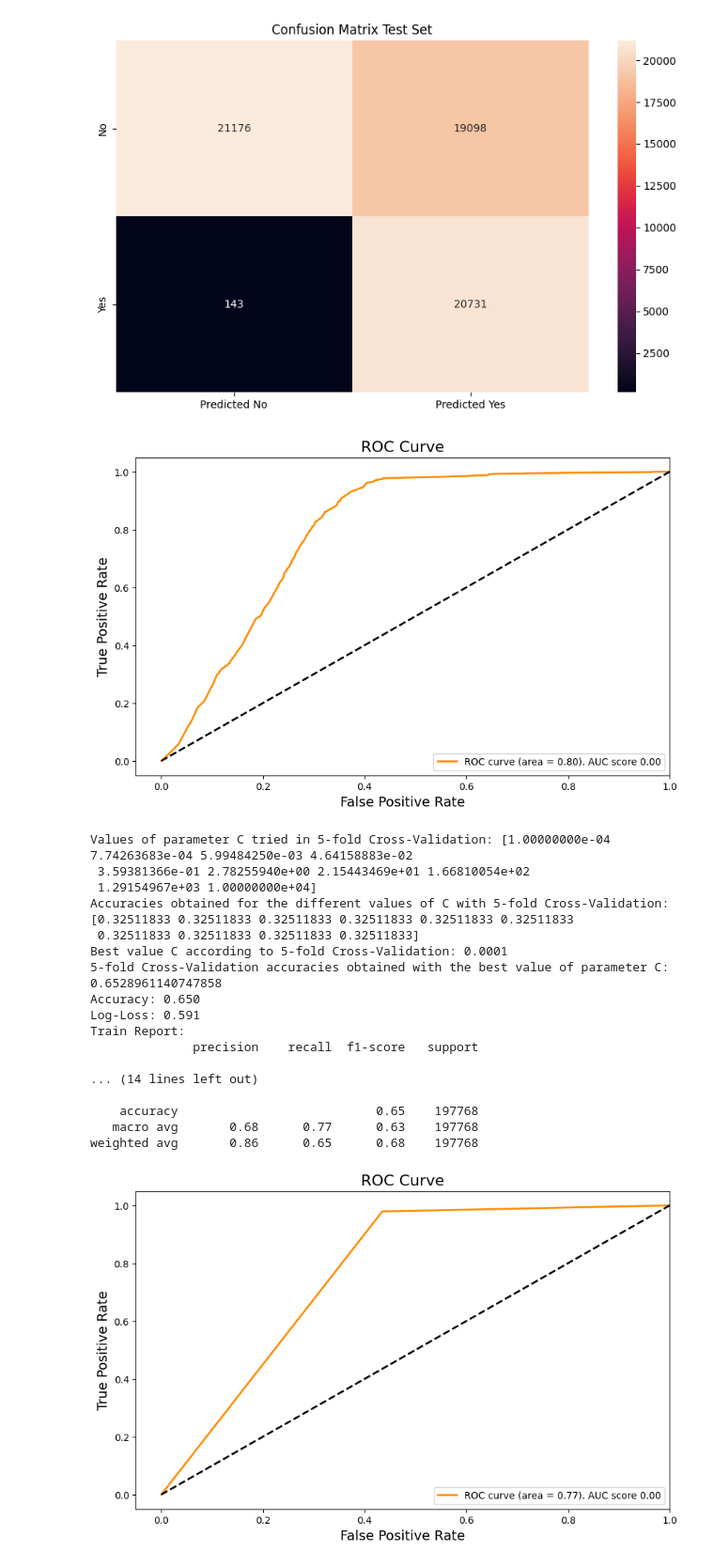
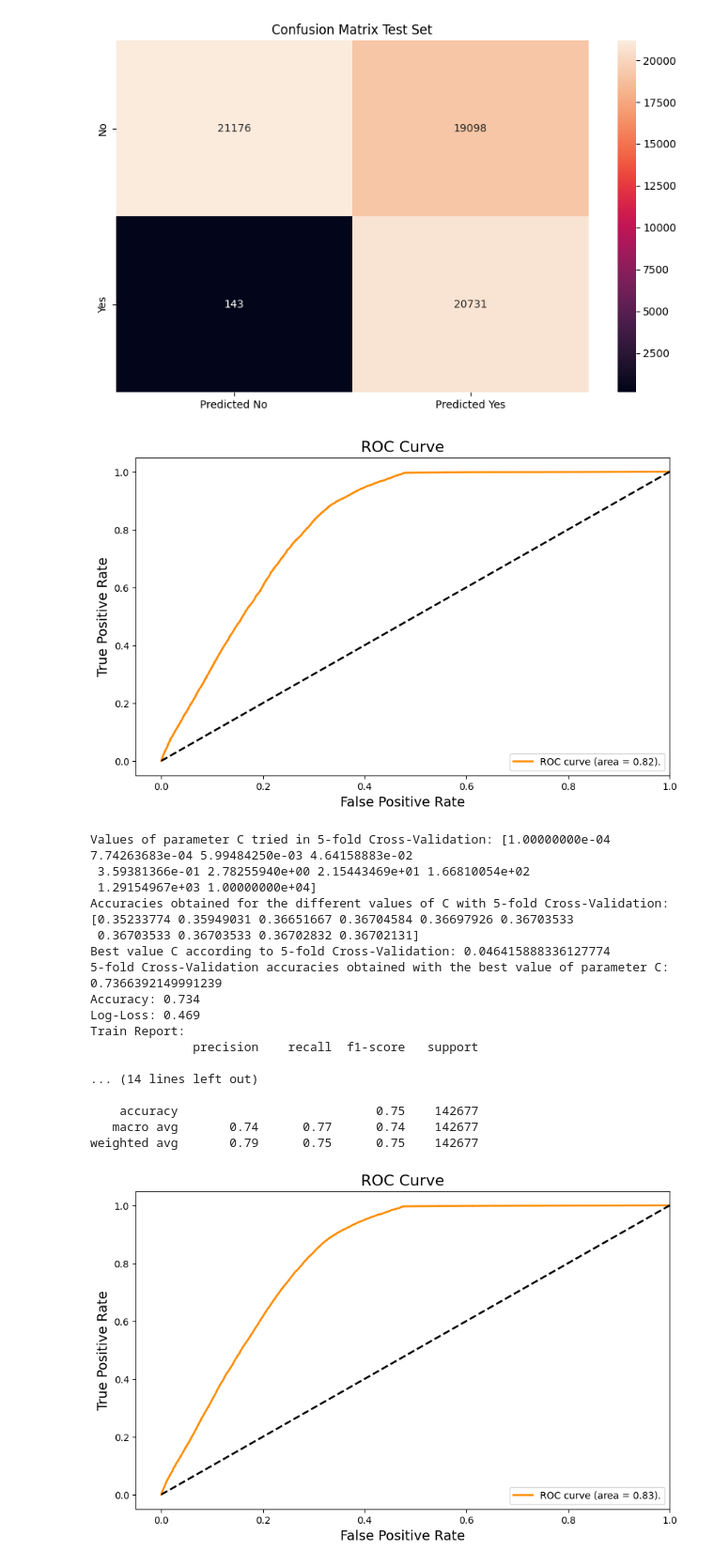
Before and after one commit to EnricoMiche1210760/Predicting_Insurance_Cross_Sell_Opportunities, a Jupyter notebook: main.ipynb, the cells around one changed output. Shown at 94% size. Drawn from its saved outputs; the diff is of its cells as text; code cells hidden in the pictures.

```diff
--- a/main.ipynb
+++ b/main.ipynb
@@ -565,12 +565,13 @@ def plot_roc_curve(Y_test, y_pred_proba_test, multiclass=None,average=None):
     fpr, tpr, _ = roc_curve(Y_test, y_pred_proba_test[:,1])
     roc_auc = auc(fpr, tpr)
     auc_score = 0
+    label = 'ROC curve (area = %0.2f).' % roc_auc
     if multiclass is not None and average is not None:
         auc_score = roc_auc_score(Y_test, y_pred_proba_test[:,1], multi_class=multiclass, average=average)
+        label = label+' AUC score %0.2f' % auc_score
     plt.figure(figsize=(10, 6))
     lw = 2
-    plt.plot(fpr, tpr, color='darkorange',
-            lw=lw, label='ROC curve (area = %0.2f). AUC score %0.2f' % (roc_auc, auc_score))
+    plt.plot(fpr, tpr, color='darkorange', lw=lw, label=label)
     plt.plot([0, 1], [0, 1], 'k--', lw=lw)
     plt.xlim([-0.05, 1.0])
     plt.ylim([-0.05, 1.05])
@@ -582,36 +583,37 @@ def plot_roc_curve(Y_test, y_pred_proba_test, multiclass=None,average=None):
 
 plot_roc_curve(Y_test, y_pred_proba_test)
 # %% [output]
-[figure, old version]
+[figure, new version]
 # %%
 
-for i in range (1, 2):
-    poly = PolynomialFeatures(i)
-    X_training_poly = poly.fit_transform(X_training)
-    regL2_full = logistic_regression_CV(X_training_poly, Y_training, cv=5, penalty='l1', solver="liblinear", class_weight='balanced')
-    evaluate_model(regL2_full, (X_training_poly, Y_training), train_test_dataset='Train', print_report=True, threshold=0.6)
-    y_pred_proba_training = regL2_full.predict_proba(X_training_poly)
-    plot_roc_curve(Y_training, y_pred_proba_training)
+#for i in range (1, 2):
+#    poly = PolynomialFeatures(i)
+    #X_training_poly = poly.fit_transform(X_training)
+X_training_poly = X_training
+regL2_full = logistic_regression_CV(X_training_poly, Y_training, cv=5, penalty='l1', solver="liblinear", class_weight='balanced')
+evaluate_model(regL2_full, (X_training_poly, Y_training), train_test_dataset='Train', print_report=True, threshold=0.6)
+y_pred_proba_training = regL2_full.predict_proba(X_training_poly)
+plot_roc_curve(Y_training, y_pred_proba_training)
 #poly = PolynomialFeatures(2)
 #X_training_poly = poly.fit_transform(X_training)
 #regL2_full = logistic_regression_CV(X_training_poly, Y_training, cv=5, penalty='l1', solver="liblinear", class_weight='balanced')
 # %% [output]
 Values of parameter C tried in 5-fold Cross-Validation: [1.00000000e-04 7.74263683e-04 5.99484250e-03 4.64158883e-02
  3.59381366e-01 2.78255940e+00 2.15443469e+01 1.66810054e+02
  1.29154967e+03 1.00000000e+04]
-Accuracies obtained for the different values of C with 5-fold Cross-Validation: [0.32511833 0.32511833 0.32511833 0.32511833 0.32511833 0.32511833
- 0.32511833 0.32511833 0.32511833 0.32511833]
-Best value C according to 5-fold Cross-Validation: 0.0001
-5-fold Cross-Validation accuracies obtained with the best value of parameter C: 0.6528961140747858
-Accuracy: 0.650
-Log-Loss: 0.591
+Accuracies obtained for the different values of C with 5-fold Cross-Validation: [0.35233774 0.35949031 0.36651667 0.36704584 0.36697926 0.36703533
+ 0.36703533 0.36703533 0.36702832 0.36702131]
+Best value C according to 5-fold Cross-Validation: 0.046415888336127774
+5-fold Cross-Validation accuracies obtained with the best value of parameter C: 0.7366392149991239
+Accuracy: 0.734
+Log-Loss: 0.469
 Train Report:
               precision    recall  f1-score   support
 
 ... (14 lines left out)
 
-    accuracy                           0.65    197768
-   macro avg       0.68      0.77      0.63    197768
-weighted avg       0.86      0.65      0.68    197768
+    accuracy                           0.75    142677
+   macro avg       0.74      0.77      0.74    142677
+weighted avg       0.79      0.75      0.75    142677
-[figure, old version]
+[figure, new version]
 # %%
```
Also changed, not shown: parts of 3 cells of this notebook.
